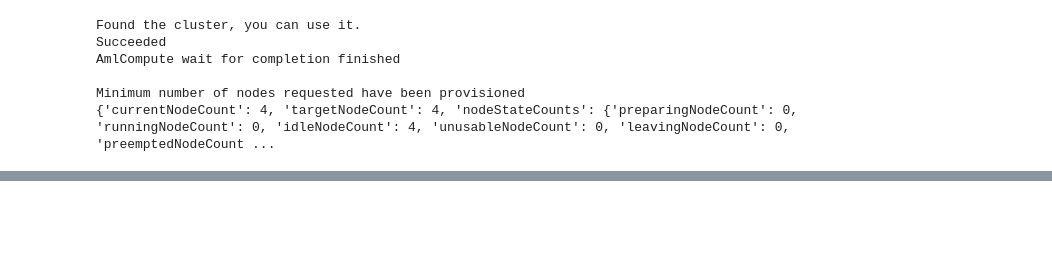
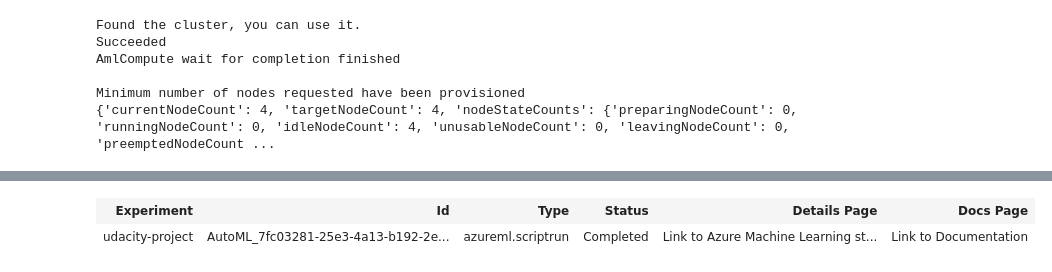
Before and after one commit to DubWiser/udacity-AZMLND--Optimizing_a_pipeline_in_azure, a Jupyter notebook: udacity-project.ipynb, the cells around one changed output, grey strips where cells are left out. Drawn from its saved outputs; the diff is of its cells as text; code cells hidden in the pictures; blank space fills up the shorter version.

```diff
--- a/udacity-project.ipynb
+++ b/udacity-project.ipynb
@@ -168,0 +223,5 @@ x, y = clean_data(ds)
+# %%
+# upload the Data directory to the datastore
+
+default_store = ws.get_default_datastore()
+default_store.upload(src_dir="./data", target_path="./data", overwrite=True)
@@ -169,3 +252,10 @@ x, y = clean_data(ds)
+# %%
+# Convert the DataFrame to TabularDataset
+from azureml.core import Dataset, Datastore
+
+clean_data = Dataset.Tabular.from_delimited_files(path=(default_store, "data/cleaned_df.csv"))
+train_data = Dataset.Tabular.from_delimited_files(path=(default_store, "data/train_data.csv"))
+test_data = Dataset.Tabular.from_delimited_files(path=(default_store, "data/test_data.csv"))
 # %%
 from azureml.train.automl import AutoMLConfig
 
@@ -175,11 +265,12 @@ from azureml.train.automl import AutoMLConfig
 # Azure tenant, which will incur personal costs.
 automl_config = AutoMLConfig(
     experiment_timeout_minutes=30,
-    task=,
-    primary_metric=,
-    training_data=,
-    label_column_name=,
-    n_cross_validations=)
+    task= 'classification',
+    primary_metric= 'accuracy',
+    training_data= train_data,
+    label_column_name= 'y',
+    n_cross_validations=5,
+    compute_target = compute_target)
 # %%
 # Submit your automl run
 
@@ -203,0 +356,5 @@ print("Best run details :",best_run.get_details())
+# %%
+best_run
+# %% [output]
+| Experiment | Id | Type | Status | Details Page | Docs Page |
+| udacity-project | AutoML_7fc03281-25e3-4a13-b192-2e... | azureml.scriptrun | Completed | Link to Azure Machine Learning st... | Link to Documentation |
```
Also changed, not shown: parts of 14 cells of this notebook, 1 other file.
